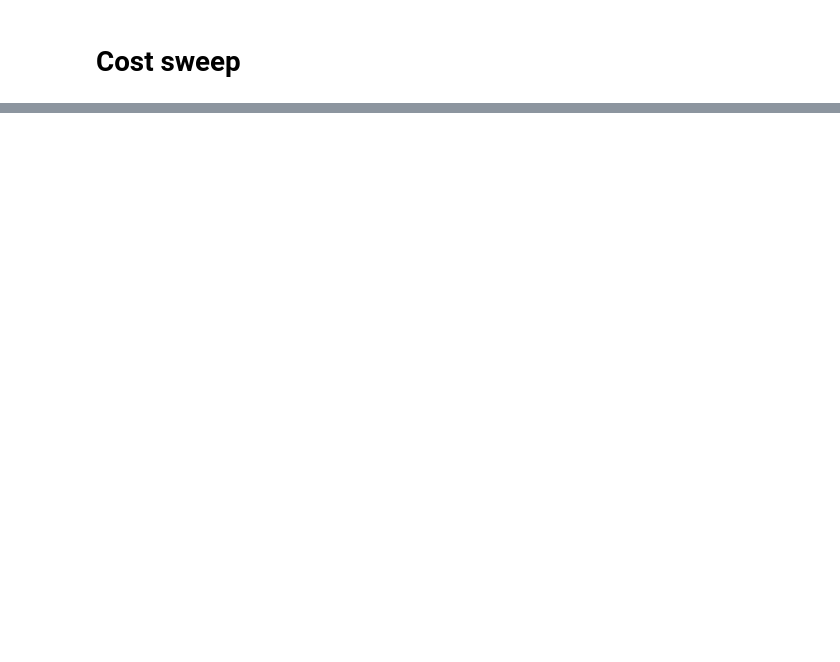
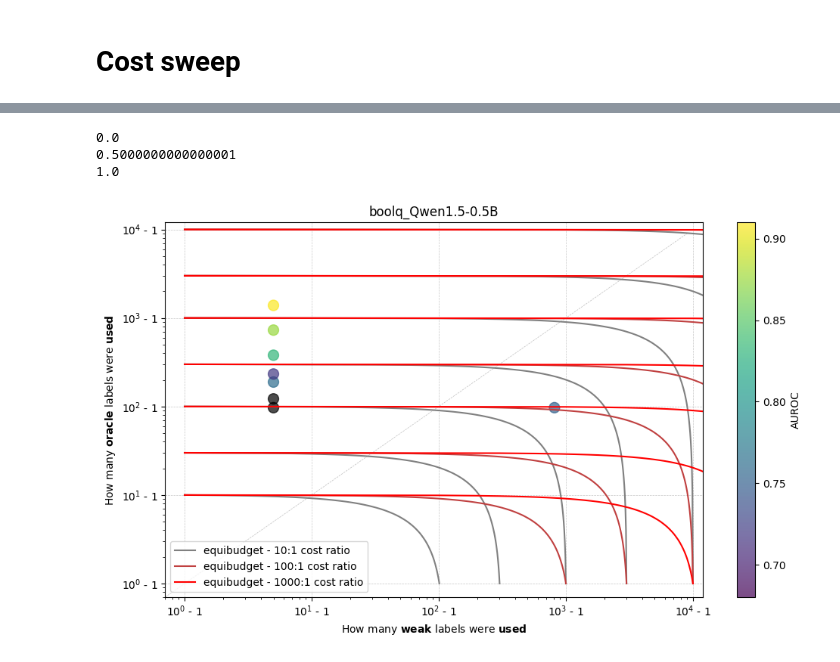
Before and after one commit to EleutherAI/w2s, a Jupyter notebook: analysis.ipynb, the cells around one changed output, grey strips where cells are left out. Saved outputs shown, nothing was run; the diff lists cells and outputs as text; code cells hidden in the pictures; blank space fills up the shorter version.

```diff
--- a/analysis.ipynb
+++ b/analysis.ipynb
@@ -597,2 +542,59 @@ f_df = pd.DataFrame(results)
+# %%
+import numpy as np
+from matplotlib.colors import Normalize, LinearSegmentedColormap
+fig, ax = plt.subplots(figsize=(10, 6))
+
+ds_name = "boolq_Qwen1.5-0.5B"
+plot_df = df[df["ds_name"] == ds_name]
+min_auroc = round(plot_df["auroc"].quantile(0.25), 2)
+max_auroc = round(plot_df["auroc"].max(), 2)
+# Create a scatter plot with total_spent on x-axis and oracle_cost on y-axis
+jitter = 0.0
+norm = Normalize(vmin=min_auroc, vmax=max_auroc)
+colors = plt.cm.viridis(np.linspace(0, 1, 256))
+n_bins = 256
+cmap = LinearSegmentedColormap.from_list('custom_cmap', colors, N=n_bins)
+cmap.set_under('black')
+scatter = ax.scatter((plot_df['num_weak'] + 1) * np.random.normal(1, jitter, len(plot_df)), (plot_df['num_oracle'] + 1) * np.random.normal(1, jitter, len(plot_df)), c=plot_df['auroc'], cmap=cmap, s=100, norm=norm, alpha=0.7)
+plt.plot([0, 9000], [0, 9000], color="gray", linestyle="--", alpha=0.5, linewidth=0.5)
+
+cmap = LinearSegmentedColormap.from_list('gray_to_red', ["gray", "red"], N=256)
+crs = [10, 100, 1000]
+for cost_ratio in crs:
+    # color should be near gray if log(cr) is small, and near red if log(cr) is large
+    color = (np.log(cost_ratio) - min(map(np.log, crs))) / (max(map(np.log, crs)) - min(map(np.log, crs)))
+    print(color)
+    color = cmap(color)
+    for oint in [10, 30, 100, 300, 1000, 3000, 10_000]:
+        plt.plot(np.linspace(oint * cost_ratio + 1, 1, 101), np.linspace(1, oint, 101), color=color, linestyle="-", label=f"equibudget - {cost_ratio}:1 cost ratio" if oint == 10 else None)
+plt.legend()
+
+# Set labels and title
+ax.set_xlabel("How many $\\bf{weak}$ labels were $\\bf{used}$")
+ax.set_ylabel("How many $\\bf{oracle}$ labels were $\\bf{used}$")
+ax.set_title(f"{ds_name}")
+
+plt.loglog()
+# replace tick labels with 10^i - 1
+ticks = [1, 10, 100, 1000, 10000]
+ax.set_xticks(ticks)
+ax.set_yticks(ticks)
+ax.set_xticklabels([f"$10^{int(np.log10(tick))}$ - 1" for tick in ticks])
+ax.set_yticklabels([f"$10^{int(np.log10(tick))}$ - 1" for tick in ticks])
+ax.set_xlim(0.7, 12_000)
+ax.set_ylim(0.7, 12_000)
+
+cbar = plt.colorbar(scatter)
+cbar.set_label('AUROC')
+
+ax.grid(True, linestyle='--', alpha=0.7, linewidth=0.5)
+
+plt.tight_layout()
+plt.show()
+# %% [output]
+0.0
+0.5000000000000001
+1.0
+[figure, added]
 # %%
 import numpy as np
```
Also changed, not shown: parts of 20 cells of this notebook, 6 other files.
